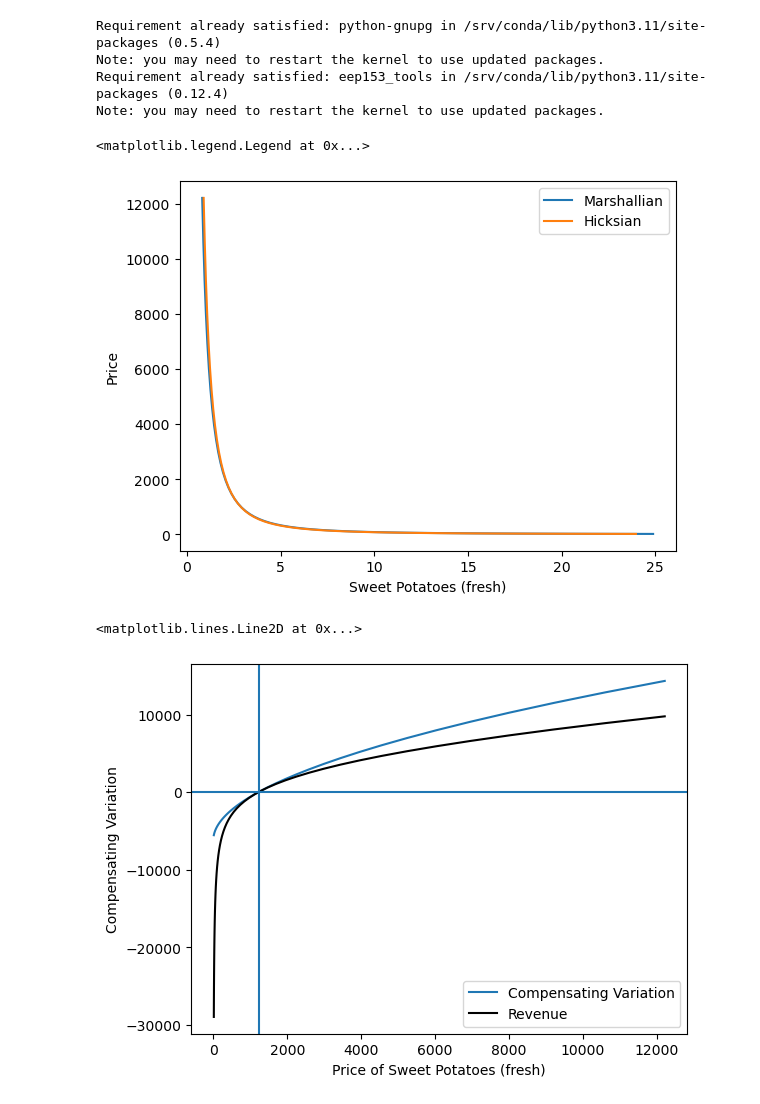
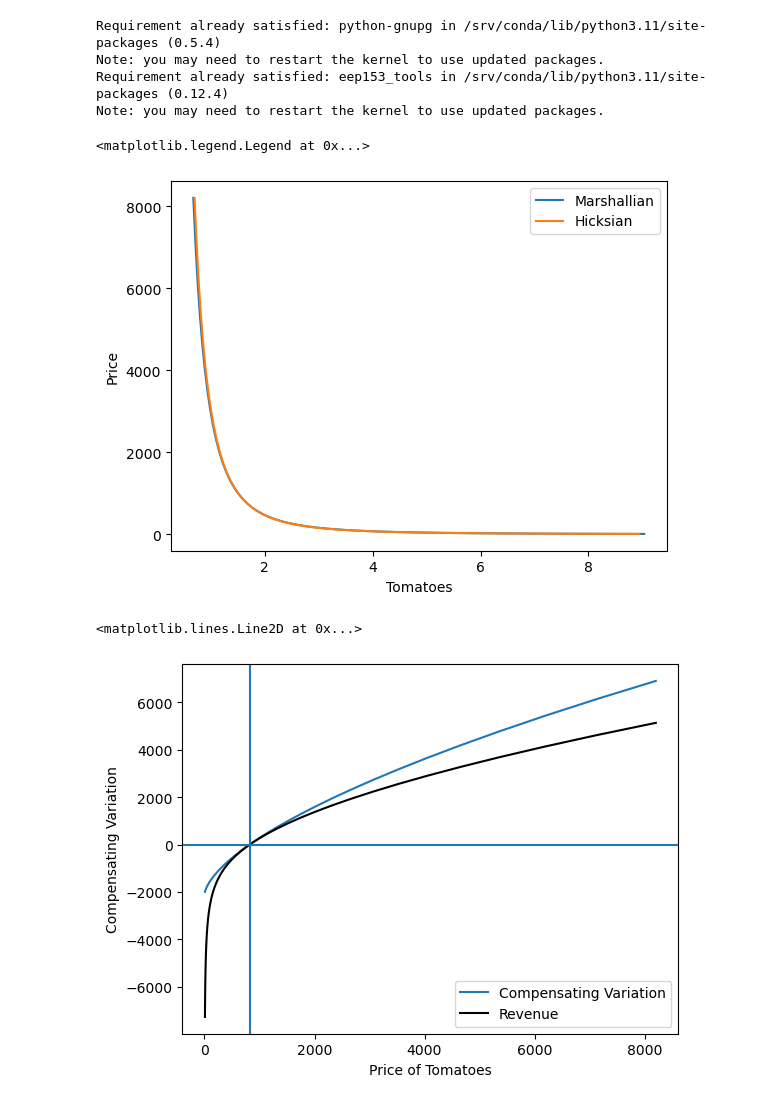
Before and after one commit to celestebasken/Project4, a Jupyter notebook: Demand & Nutritional Analysis/Cost_Analysis.ipynb, the cells around one changed output. Saved outputs shown, nothing was run; the diff lists cells and outputs as text; code cells hidden in the pictures.

```diff
--- a/Demand & Nutritional Analysis/Cost_Analysis.ipynb
+++ b/Demand & Nutritional Analysis/Cost_Analysis.ipynb
@@ -57,22 +57,22 @@ x0 = xbar.quantile(0.5)  # Household at 0.5 quantile is median
 # %%
 import matplotlib.pyplot as plt
 %matplotlib inline
 
-my_j = 'Sweet Potatoes (fresh)'  # Interesting Ugandan staple
+my_j = 'Tomatoes'  # Interesting Ugandan staple
 
 P = np.geomspace(.01,10,50)*pbar[my_j]
 
 # Utility of median household, given prices
 U0 = uga.indirect_utility(x0,pbar)
 
 plt.plot([uga.demands(x0,my_prices(my_j,p0))[my_j] for p0 in P],P)
 plt.plot([uga.demands(U0,my_prices(my_j,p0),type="Hicksian")[my_j] for p0 in P],P)
 plt.ylabel('Price')
 plt.xlabel(my_j)
 plt.legend(("Marshallian","Hicksian"))
 # %% [output]
 <matplotlib.legend.Legend at 0x...>
-[figure, old version]
+[figure, new version]
 # %%
 def compensating_variation(U0,p0,p1):
     #minimum utility with prices p0
@@ -119,7 +119,7 @@ ax1.axhline(0)
 ax1.axvline(pbar.loc[my_j])
 # %% [output]
 <matplotlib.lines.Line2D at 0x...>
-[figure, old version]
+[figure, new version]
 # %%
 fig, ax1 = plt.subplots()
 
```
Also changed, not shown: parts of 2 cells of this notebook, 4 other files.
